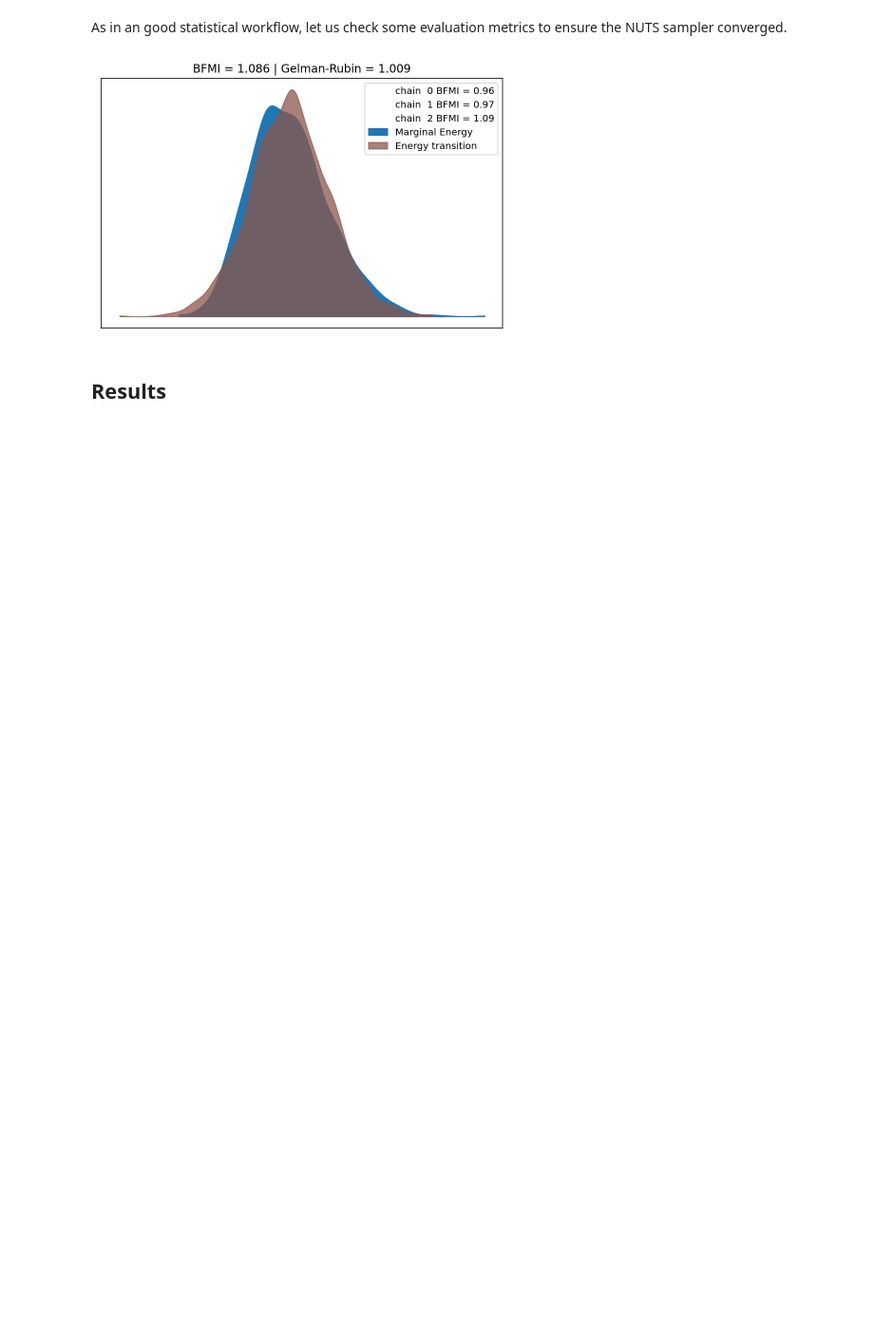
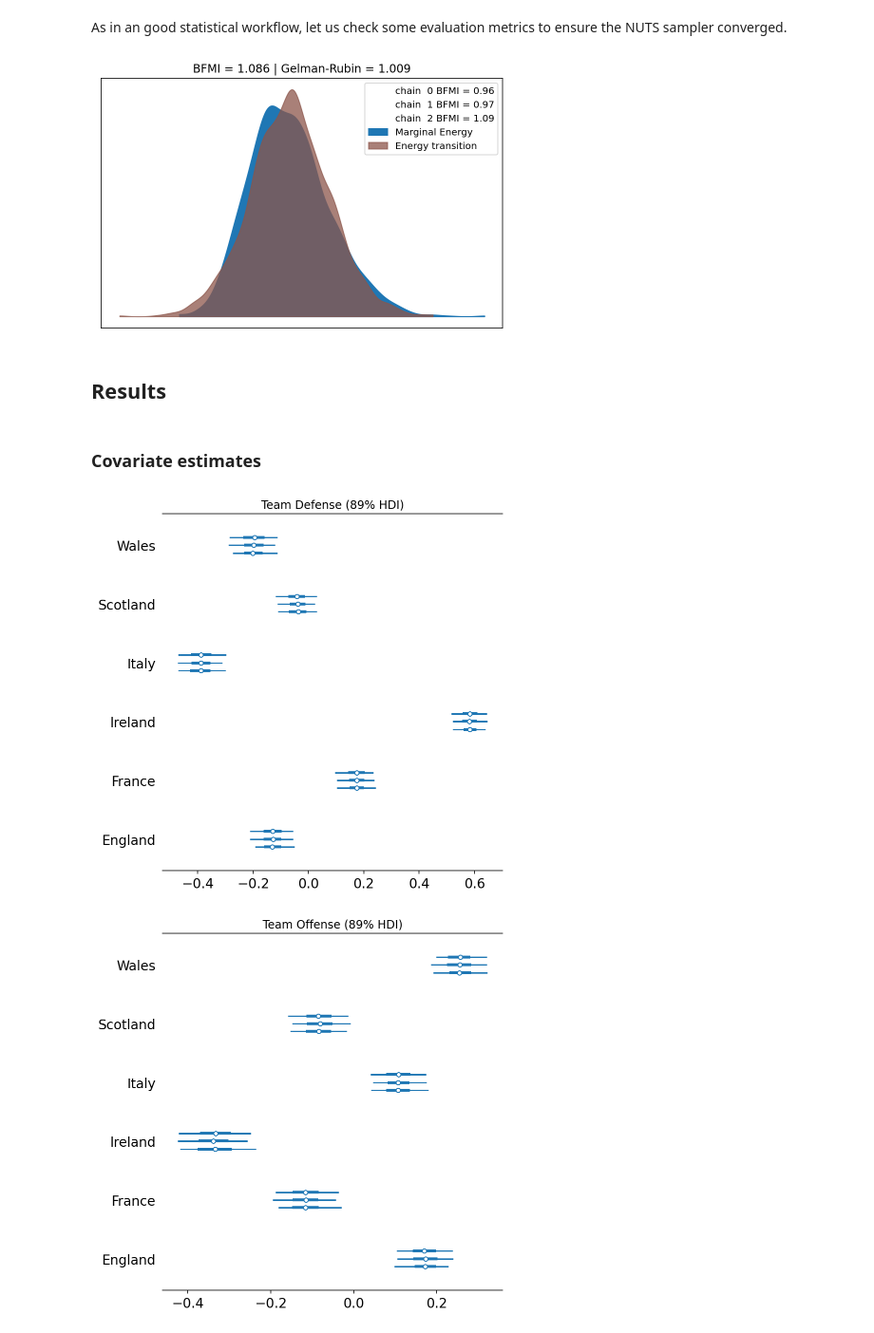
Before and after one commit to jhrcook/pymc3-tutorials, a Jupyter notebook: 013_rugby-predictions.ipynb, the cells around one changed output. Shown at 95% size. Drawn from its saved outputs; the diff is of its cells as text; code cells hidden in the pictures; blank space fills up the shorter version.

```diff
--- a/013_rugby-predictions.ipynb
+++ b/013_rugby-predictions.ipynb
@@ -136,7 +136,7 @@ $$
 
 To help with sampling, the actual model will be reparamaterized using "non-centered parameterization." Here is a good link for learning about this technique: ["Why hierarchical models are awesome, tricky, and Bayesian"](https://twiecki.io/blog/2017/02/08/bayesian-hierchical-non-centered/#Reparameterization).
 # %%
-df = df_all[["home_team", "away_team", "home_score", "away_score"]].reset_index(
+df = df_all[["home_team", "away_team", "home_score", "away_score", "year"]].reset_index(
     drop=True
 )
 
@@ -204,3 +204,14 @@ plt.show()
 [figure]
 # %% [markdown]
 ## Results
+# %% [markdown]
+### Covariate estimates
+# %%
+for var, title in zip(("def_g", "att_g"), ("Defense", "Offense")):
+    ax = az.plot_forest(az_model, var_names=[var], hdi_prob=0.89)
+    ax[0].set_yticklabels(df.home_team.values.categories.to_list())
+    ax[0].set_title(f"Team {title} (89% HDI)")
+    plt.show()
+# %% [output]
+[figure, added]
+[figure, added]
```
Also changed, not shown: parts of 12 cells of this notebook, 6 other files.
